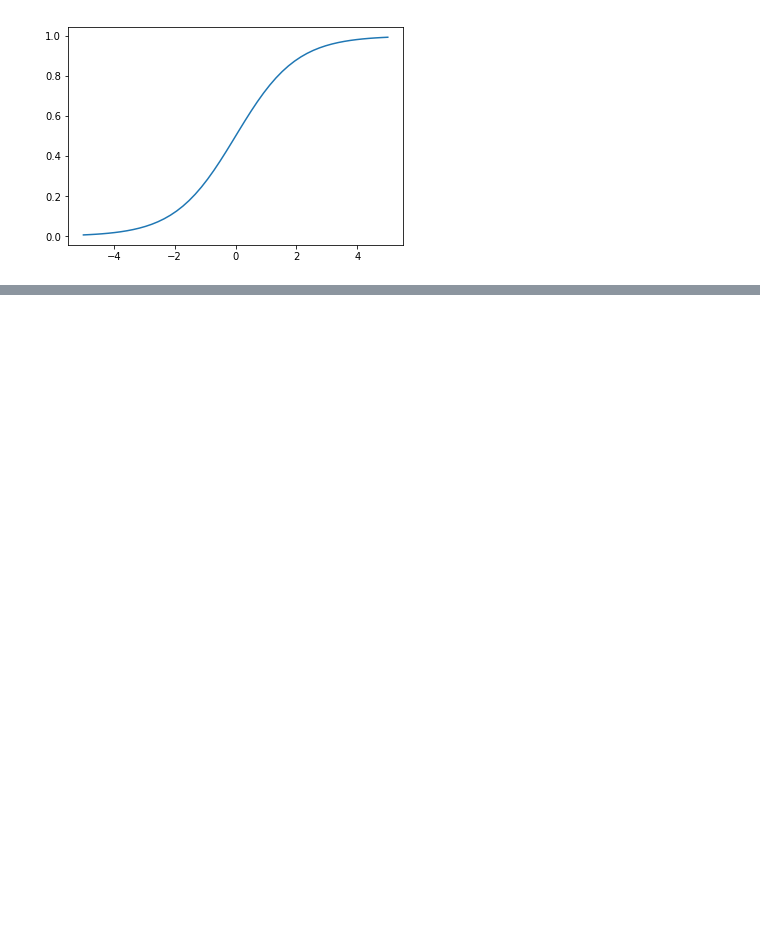
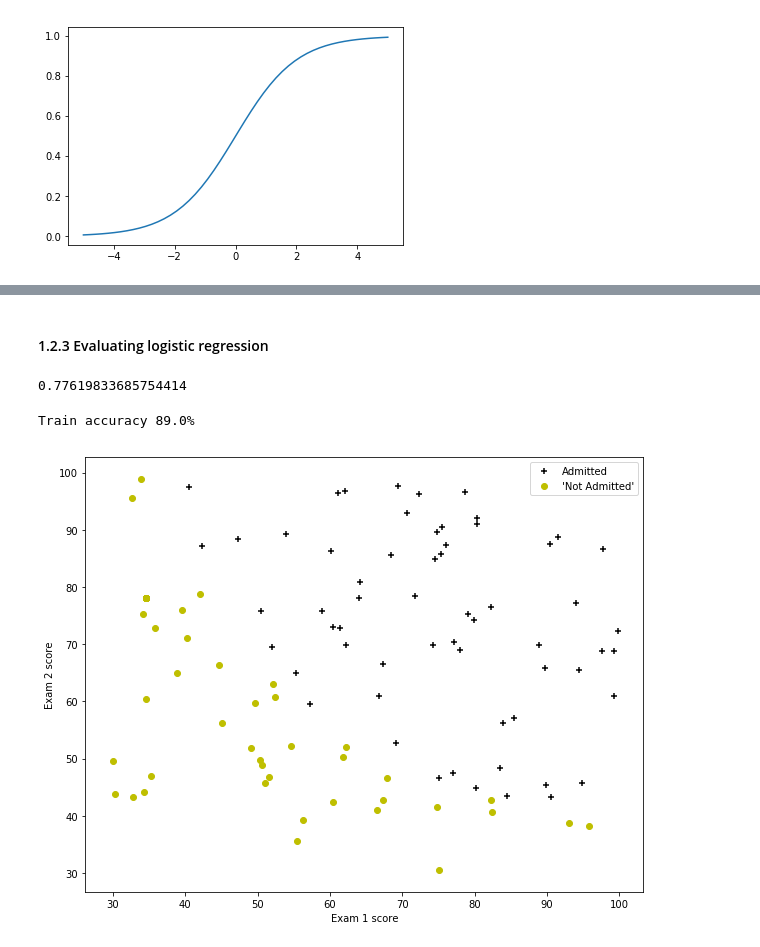
Before and after one commit to vitaminac/maths, a Jupyter notebook: LogisticRegression.ipynb, the cells around one changed output, grey strips where cells are left out. Saved outputs shown, nothing was run; the diff lists cells and outputs as text; code cells hidden in the pictures; blank space fills up the shorter version.

```diff
--- a/LogisticRegression.ipynb
+++ b/LogisticRegression.ipynb
@@ -45,0 +125,2 @@ plt.show()
+# %% [markdown]
+#### 1.2.3 Evaluating logistic regression
@@ -45,0 +135,17 @@ plt.show()
+# %%
+# predict for a student with an Exam 1 score of 45 and an Exam 2 score of 85
+# you should expect to see an admission probability of 0.776
+ppredict(theta_result, np.array([1, 45, 85]))
+# %% [output]
+0.77619833685754414
+# %%
+r = predict(theta_result.reshape(-1, 1), X)
+print('Train accuracy {}%'.format(np.where(r == y)[0].size / y.size * 100))
+# %% [output]
+Train accuracy 89.0%
+# %%
+ax2 = fig.add_subplot(1, 1, 1)
+
+fig
+# %% [output]
+[figure, added]
```
Also changed, not shown: parts of 15 cells of this notebook.
